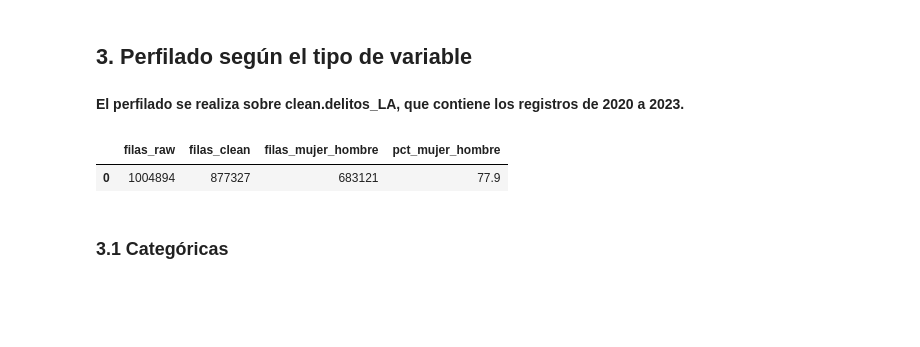
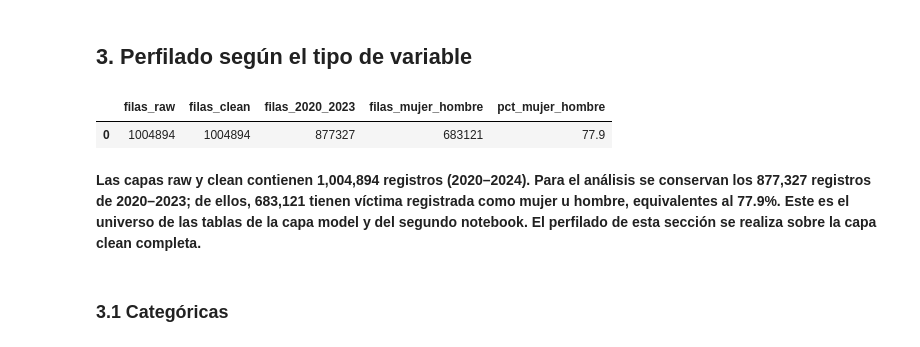
Before and after one commit to dulcetorres220799/progra-gatos, a Jupyter notebook: notebooks/nb01_estructura_perfilado.ipynb, the cells around one changed output. Drawn from its saved outputs; the diff is of its cells as text; code cells hidden in the pictures; blank space fills up the shorter version.

Commit message:
Subo ajustes en notebook 1

```diff
--- a/notebooks/nb01_estructura_perfilado.ipynb
+++ b/notebooks/nb01_estructura_perfilado.ipynb
@@ -160,23 +160,25 @@ con.execute("""
 | 4 | 2024 | 127567 | 12.69 |
 # %% [markdown]
 ## 3. Perfilado según el tipo de variable
-# %% [markdown]
-**El perfilado se realiza sobre clean.delitos_LA, que contiene los registros de 2020 a 2023.**
 # %%
-# Conteo de filas por capa y del universo de análisis (víctima mujer u hombre)
+# Conteo de filas por capa y del universo de análisis (2020–2023, víctima mujer u hombre)
 
 con.execute("""
     SELECT
         (SELECT COUNT(*) FROM raw.delitos_LA) AS filas_raw,
         (SELECT COUNT(*) FROM clean.delitos_LA) AS filas_clean,
         (SELECT COUNT(*) FROM clean.delitos_LA
-         WHERE sexo_vic IN ('F', 'M')) AS filas_mujer_hombre,
-        ROUND(100.0 * (SELECT COUNT(*) FROM clean.delitos_LA WHERE sexo_vic IN ('F', 'M'))
-                    / (SELECT COUNT(*) FROM clean.delitos_LA), 1) AS pct_mujer_hombre
+         WHERE anio <= 2023) AS filas_2020_2023,
+        (SELECT COUNT(*) FROM clean.delitos_LA
+         WHERE anio <= 2023 AND sexo_vic IN ('F', 'M')) AS filas_mujer_hombre,
+        ROUND(100.0 * (SELECT COUNT(*) FROM clean.delitos_LA WHERE anio <= 2023 AND sexo_vic IN ('F', 'M'))
+                    / (SELECT COUNT(*) FROM clean.delitos_LA WHERE anio <= 2023), 1) AS pct_mujer_hombre
 """).df()
 # %% [output]
-|  | filas_raw | filas_clean | filas_mujer_hombre | pct_mujer_hombre |
-| 0 | 1004894 | 877327 | 683121 | 77.9 |
+|  | filas_raw | filas_clean | filas_2020_2023 | filas_mujer_hombre | pct_mujer_hombre |
+| 0 | 1004894 | 1004894 | 877327 | 683121 | 77.9 |
+# %% [markdown]
+**Las capas raw y clean contienen 1,004,894 registros (2020–2024). Para el análisis se conservan los 877,327 registros de 2020–2023; de ellos, 683,121 tienen víctima registrada como mujer u hombre, equivalentes al 77.9%. Este es el universo de las tablas de la capa model y del segundo notebook. El perfilado de esta sección se realiza sobre la capa clean completa.**
 # %% [markdown]
 ### 3.1 Categóricas
 # %%
```
Also changed, not shown: parts of 11 cells of this notebook.
